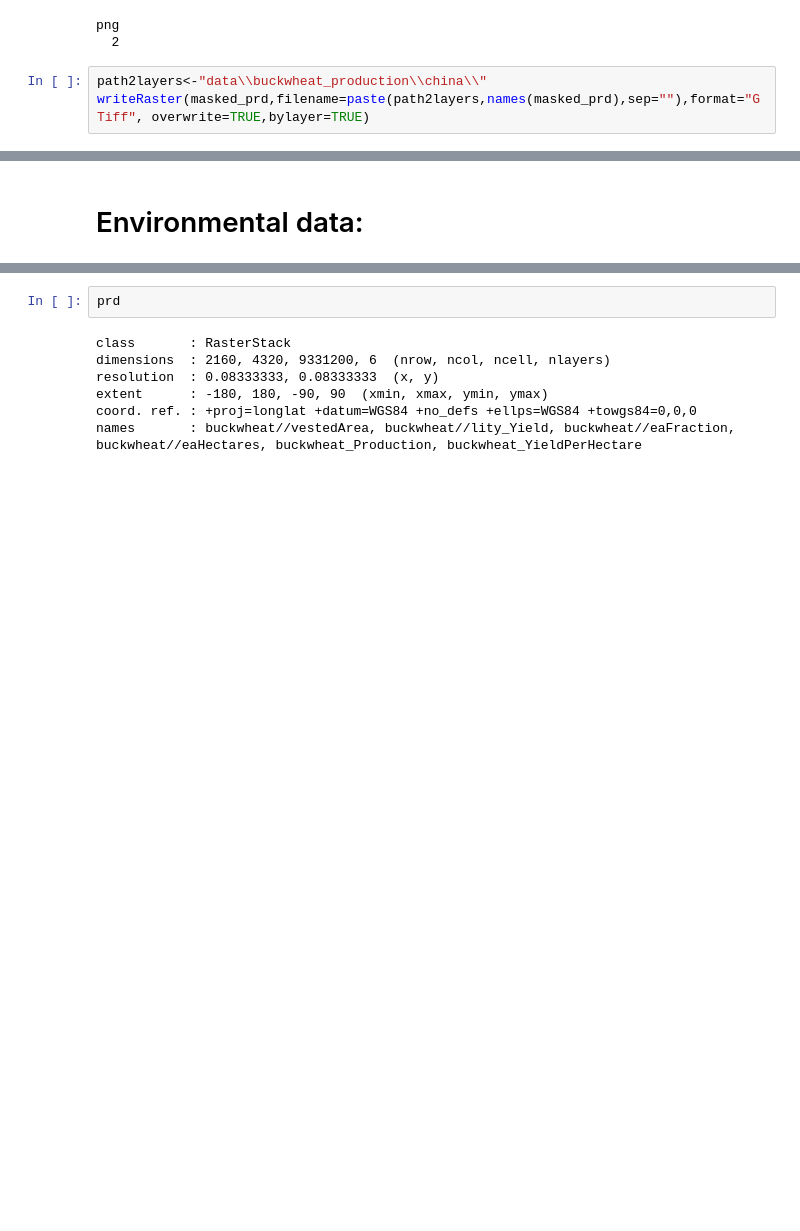
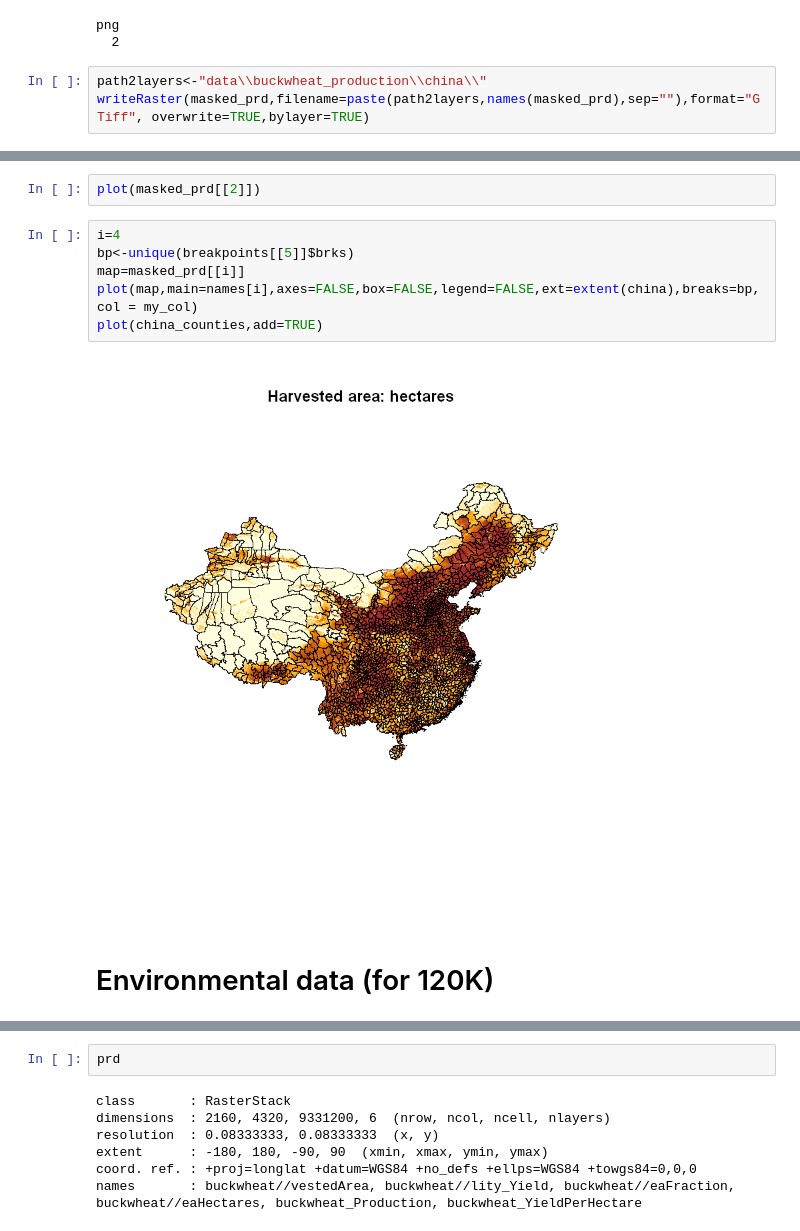
Before and after one commit to mkrzyzanska/BuckwheatNicheModelling, a Jupyter notebook: reports/01_Prepare_data.ipynb, the cells around one changed output, grey strips where cells are left out. Saved outputs shown, nothing was run; the diff lists cells and outputs as text; blank space fills up the shorter version.

```diff
--- a/reports/01_Prepare_data.ipynb
+++ b/reports/01_Prepare_data.ipynb
@@ -348,2 +377,12 @@ writeRaster(masked_prd,filename=paste(path2layers,names(masked_prd),sep=""),form
+# %%
+plot(masked_prd[[2]])
+# %%
+i=4
+bp<-unique(breakpoints[[5]]$brks)
+map=masked_prd[[i]]
+plot(map,main=names[i],axes=FALSE,box=FALSE,legend=FALSE,ext=extent(china),breaks=bp,col = my_col)
+plot(china_counties,add=TRUE)
+# %% [output]
+[figure, added]
 # %% [markdown]
-# Environmental data:
+# Environmental data (for 120K)
```
Also changed, not shown: parts of 24 cells of this notebook, 16 other files.
